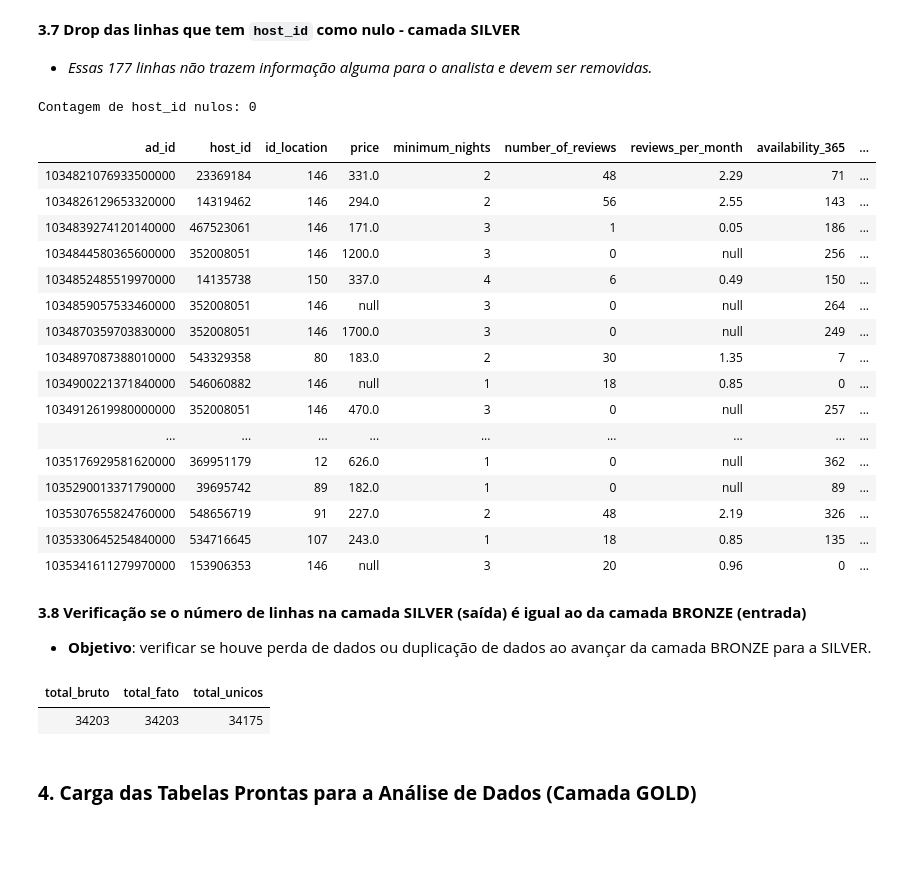
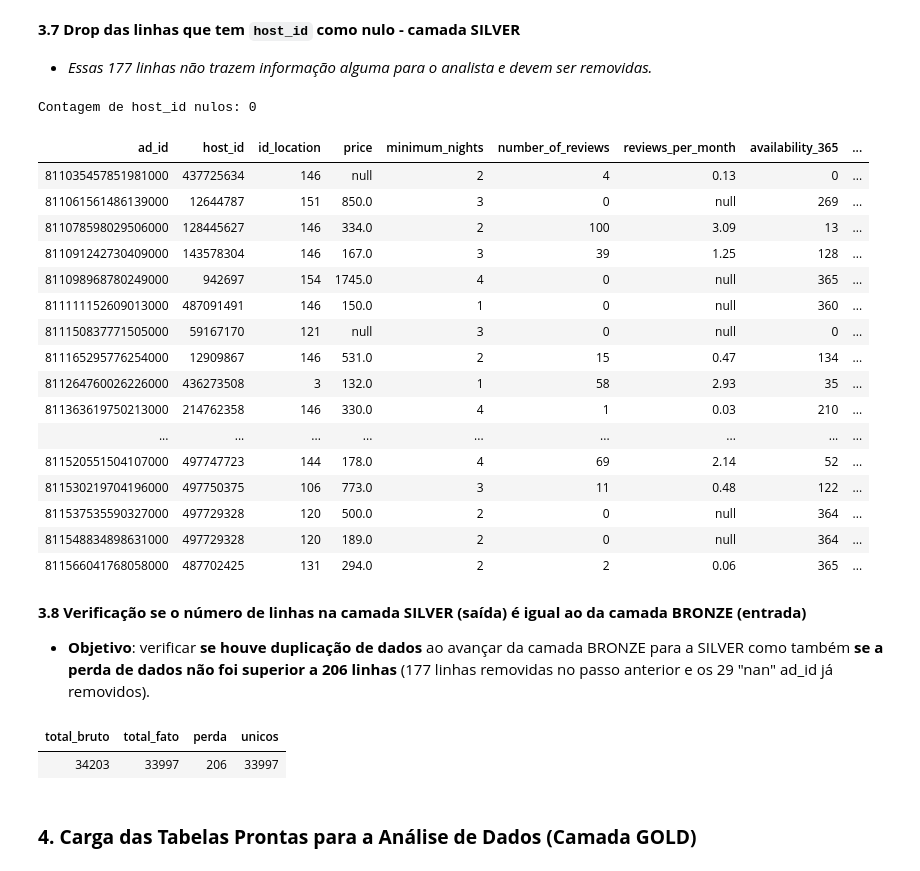
Before and after one commit to juliafarah/MVP_Data_Engineering, a Jupyter notebook: MVP_Pipeline_Airbnb_Rio.ipynb, the cells around one changed output. Drawn from its saved outputs; the diff is of its cells as text; code cells hidden in the pictures; blank space fills up the shorter version.

```diff
--- a/MVP_Pipeline_Airbnb_Rio.ipynb
+++ b/MVP_Pipeline_Airbnb_Rio.ipynb
@@ -660,67 +747,83 @@ Contagem de host_id vazios: 177
 
 - _Essas 177 linhas não trazem informação alguma para o analista e devem ser removidas._
 # %%
-# Drop das linhas com host_id null com SQL:
-df_fato_final_v3 = spark.sql("""
-    SELECT *
-    FROM silver.fact_listings
-    WHERE host_id IS NOT NULL
-""")
+# Drop das linhas com host_id e ad_id null:
+df_fato_filtrado = df_fato.filter(col("host_id").isNotNull() & col("id").isNotNull())
 
 # double check se todos os nulls foram removidos corretamente
-print(f"Contagem de host_id nulos:", df_fato_final_v3.filter(col("host_id").isNull()).count())
+print(f"Contagem de host_id nulos:", df_fato_filtrado.filter(col("host_id").isNull()).count())
 
 # Selecao final das colunas da Fato (Chaves + Métricas)
-df_fato_final_v3 = df_fato.select(
+df_fato_final_v3 = df_fato_filtrado.select(
     col("id").alias("ad_id"),           # FK para Dim Anuncio
     regexp_replace(col("host_id"), r"\.0$", "").alias("host_id"), # FK para Dim Host
     col("id_location"),                 # FK para Dim Localizacao
     col("price_clean").alias("price"),  # Métrica
     expr("try_cast(cast(minimum_nights as float) as int)").alias("minimum_nights"),
     expr("try_cast(cast(number_of_reviews as float) as int)").alias("number_of_reviews"),
     col("reviews_per_month"),
     expr("try_cast(cast(availability_365 as float) as int)").alias("availability_365"),
-    expr("try_cast(cast(number_of_reviews_ltm as float) as int)").alias("number_of_reviews_ltm"),
-    #current_timestamp().alias("data_carga")
+    expr("try_cast(cast(number_of_reviews_ltm as float) as int)").alias("number_of_reviews_ltm")
 )
 
 
 # Persistir na camada Silver : salva a tabela Fato processada no Data Lakehouse.
 df_fato_final_v3.write.format("delta").mode("overwrite").option("overwriteSchema", "true").saveAsTable("silver.fact_listings")
 
 display(df_fato_final_v3.limit(20))
 # %% [output]
 Contagem de host_id nulos: 0
 | ad_id | host_id | id_location | price | minimum_nights | number_of_reviews | reviews_per_month | availability_365 | ... |
-| 1034821076933500000 | 23369184 | 146 | 331.0 | 2 | 48 | 2.29 | 71 | ... |
-| 1034826129653320000 | 14319462 | 146 | 294.0 | 2 | 56 | 2.55 | 143 | ... |
-| 1034839274120140000 | 467523061 | 146 | 171.0 | 3 | 1 | 0.05 | 186 | ... |
-| 1034844580365600000 | 352008051 | 146 | 1200.0 | 3 | 0 | null | 256 | ... |
-| 1034852485519970000 | 14135738 | 150 | 337.0 | 4 | 6 | 0.49 | 150 | ... |
-| 1034859057533460000 | 352008051 | 146 | null | 3 | 0 | null | 264 | ... |
-| 1034870359703830000 | 352008051 | 146 | 1700.0 | 3 | 0 | null | 249 | ... |
-| 1034897087388010000 | 543329358 | 80 | 183.0 | 2 | 30 | 1.35 | 7 | ... |
-| 1034900221371840000 | 546060882 | 146 | null | 1 | 18 | 0.85 | 0 | ... |
-| 1034912619980000000 | 352008051 | 146 | 470.0 | 3 | 0 | null | 257 | ... |
+| 811035457851981000 | 437725634 | 146 | null | 2 | 4 | 0.13 | 0 | ... |
+| 811061561486139000 | 12644787 | 151 | 850.0 | 3 | 0 | null | 269 | ... |
+| 811078598029506000 | 128445627 | 146 | 334.0 | 2 | 100 | 3.09 | 13 | ... |
+| 811091242730409000 | 143578304 | 146 | 167.0 | 3 | 39 | 1.25 | 128 | ... |
+| 811098968780249000 | 942697 | 154 | 1745.0 | 4 | 0 | null | 365 | ... |
+| 811111152609013000 | 487091491 | 146 | 150.0 | 1 | 0 | null | 360 | ... |
+| 811150837771505000 | 59167170 | 121 | null | 3 | 0 | null | 0 | ... |
+| 811165295776254000 | 12909867 | 146 | 531.0 | 2 | 15 | 0.47 | 134 | ... |
+| 811264760026226000 | 436273508 | 3 | 132.0 | 1 | 58 | 2.93 | 35 | ... |
+| 811363619750213000 | 214762358 | 146 | 330.0 | 4 | 1 | 0.03 | 210 | ... |
 | ... | ... | ... | ... | ... | ... | ... | ... | ... |
-| 1035176929581620000 | 369951179 | 12 | 626.0 | 1 | 0 | null | 362 | ... |
-| 1035290013371790000 | 39695742 | 89 | 182.0 | 1 | 0 | null | 89 | ... |
-| 1035307655824760000 | 548656719 | 91 | 227.0 | 2 | 48 | 2.19 | 326 | ... |
-| 1035330645254840000 | 534716645 | 107 | 243.0 | 1 | 18 | 0.85 | 135 | ... |
-| 1035341611279970000 | 153906353 | 146 | null | 3 | 20 | 0.96 | 0 | ... |
+| 811520551504107000 | 497747723 | 144 | 178.0 | 4 | 69 | 2.14 | 52 | ... |
+| 811530219704196000 | 497750375 | 106 | 773.0 | 3 | 11 | 0.48 | 122 | ... |
+| 811537535590327000 | 497729328 | 120 | 500.0 | 2 | 0 | null | 364 | ... |
+| 811548834898631000 | 497729328 | 120 | 189.0 | 2 | 0 | null | 364 | ... |
+| 811566041768058000 | 487702425 | 131 | 294.0 | 2 | 2 | 0.06 | 365 | ... |
 # %% [markdown]
 **3.8 Verificação se o número de linhas na camada SILVER (saída) é igual ao da camada BRONZE (entrada)**
 
-* **Objetivo**: verificar se houve perda de dados ou duplicação de dados ao avançar da camada BRONZE para a SILVER.
+* **Objetivo**: verificar **se houve duplicação de dados** ao avançar da camada BRONZE para a SILVER como também **se a perda de dados não foi superior a 206 linhas** (177 linhas removidas no passo anterior e os 29 "nan" ad_id já removidos).
 # %%
 %sql
-SELECT
-    (SELECT COUNT(*) FROM bronze.listings) as total_bruto,
-    (SELECT COUNT(*) FROM silver.fact_listings) as total_fato,
-    (SELECT COUNT(DISTINCT ad_id) FROM silver.fact_listings) as total_unicos
+
+WITH tot_bruto as (
+    SELECT COUNT(*) as total_bruto
+    FROM bronze.listings
+),
+
+tot_fato as (
+    SELECT COUNT(*) as total_fato
+    FROM silver.fact_listings
+),
+
+perda as (
+    SELECT
+        total_bruto - total_fato as perda
+    FROM tot_bruto, tot_fato
+),
+
+unicos as (
+    SELECT
+        COUNT(DISTINCT ad_id) as unicos
+    FROM silver.fact_listings
+)
+
+SELECT *
+FROM tot_bruto, tot_fato, perda,unicos
 # %% [output]
-| total_bruto | total_fato | total_unicos |
-| 34203 | 34203 | 34175 |
+| total_bruto | total_fato | perda | unicos |
+| 34203 | 33997 | 206 | 33997 |
 # %% [markdown]
 ### **4. Carga das Tabelas Prontas para a Análise de Dados (Camada GOLD)**
 # %% [markdown]
```
Also changed, not shown: parts of 20 cells of this notebook.
